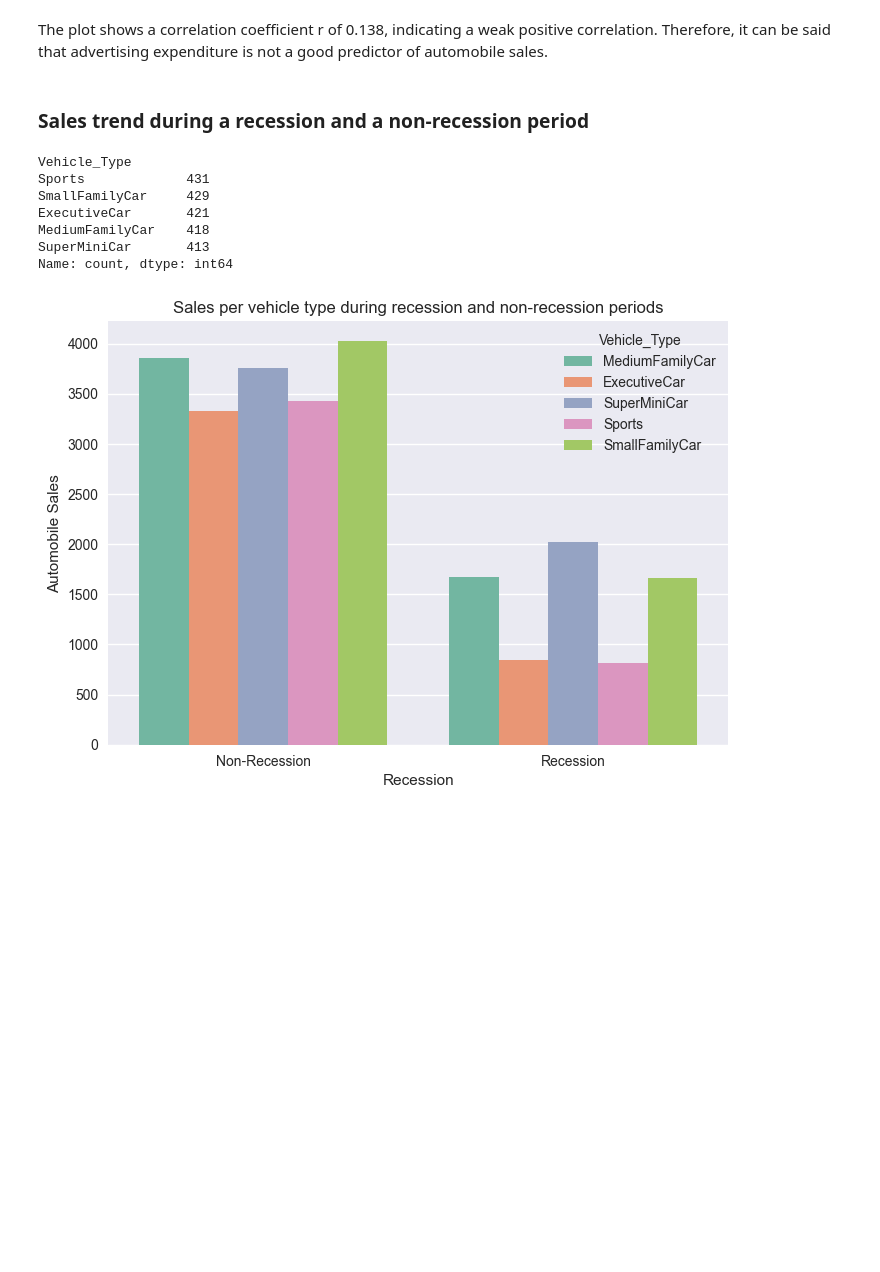
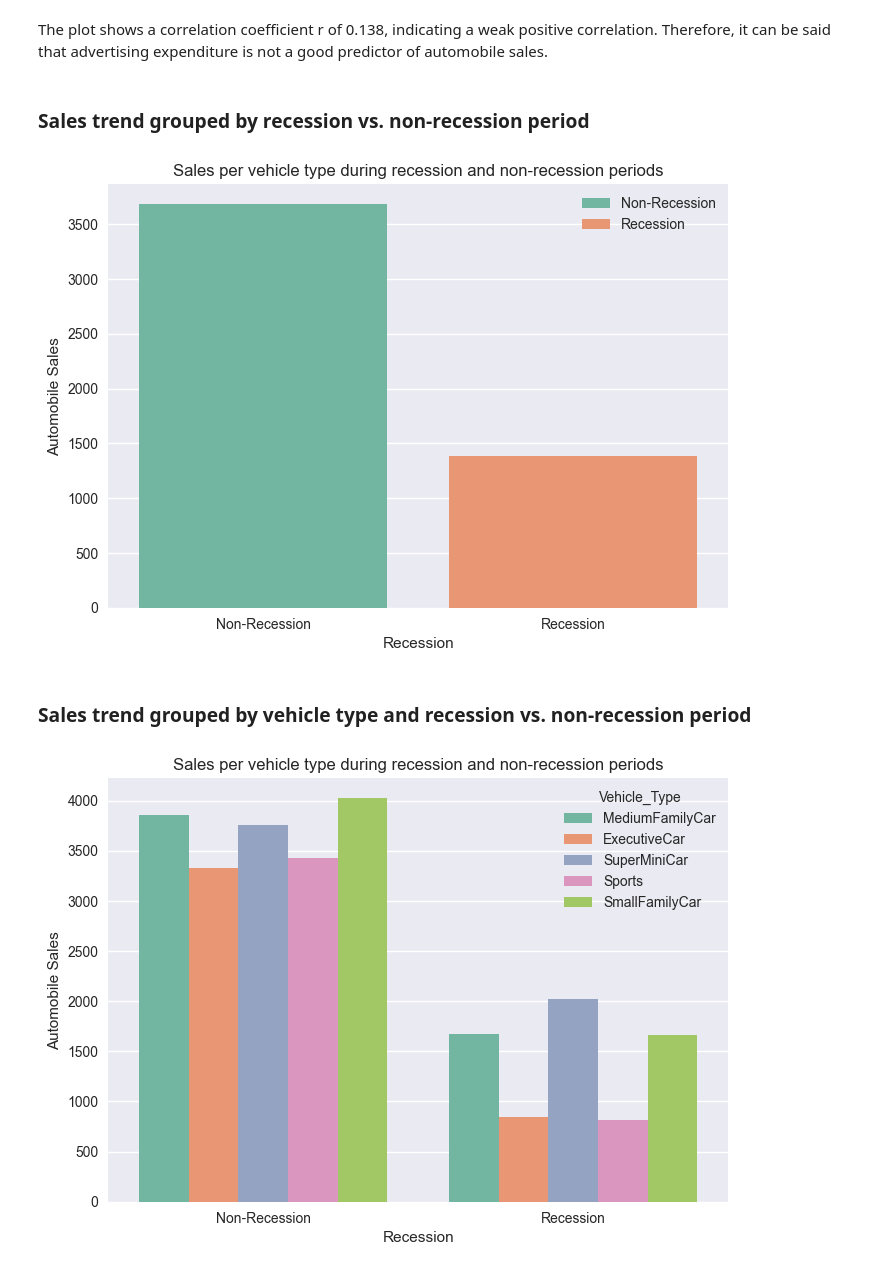
Before and after one commit to svd-jelo/IBM-Data-Science-Specialization, a Jupyter notebook: Course-8_Data-Visualization/final-project/Course-8-Final-Project_Recession.ipynb, the cells around one changed output. Drawn from its saved outputs; the diff is of its cells as text; code cells hidden in the pictures; blank space fills up the shorter version.

```diff
--- a/Course-8_Data-Visualization/final-project/Course-8-Final-Project_Recession.ipynb
+++ b/Course-8_Data-Visualization/final-project/Course-8-Final-Project_Recession.ipynb
@@ -187,17 +187,26 @@ plt.show()
 # %% [markdown]
 The plot shows a correlation coefficient r of 0.138, indicating a weak positive correlation. Therefore, it can be said that advertising expenditure is not a good predictor of automobile sales.
 # %% [markdown]
-### Sales trend during a recession and a non-recession period
+### Sales trend grouped by recession vs. non-recession period
 # %%
-df['Vehicle_Type'].value_counts()
+sns.barplot(
+    hue = 'Recession',
+    y = 'Automobile_Sales',
+    x = 'Recession',
+    data = df,
+    errorbar = None,
+    palette = 'Set2'
+)
+plt.title('Sales per vehicle type during recession and non-recession periods')
+plt.xticks(ticks = [0,1], labels=['Non-Recession','Recession'])
+plt.xlabel('Recession')
+plt.ylabel('Automobile Sales')
+plt.legend(['Non-Recession','Recession'])
+plt.show()
 # %% [output]
-Vehicle_Type
-Sports             431
-SmallFamilyCar     429
-ExecutiveCar       421
-MediumFamilyCar    418
-SuperMiniCar       413
-Name: count, dtype: int64
+[figure, added]
+# %% [markdown]
+### Sales trend grouped by vehicle type and recession vs. non-recession period
 # %%
 sns.barplot(
     hue = 'Vehicle_Type',
```
Also changed, not shown: parts of 31 cells of this notebook.
